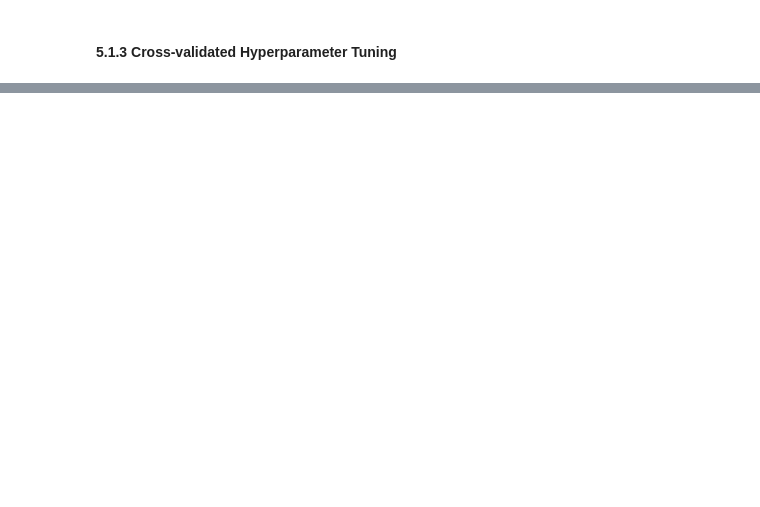
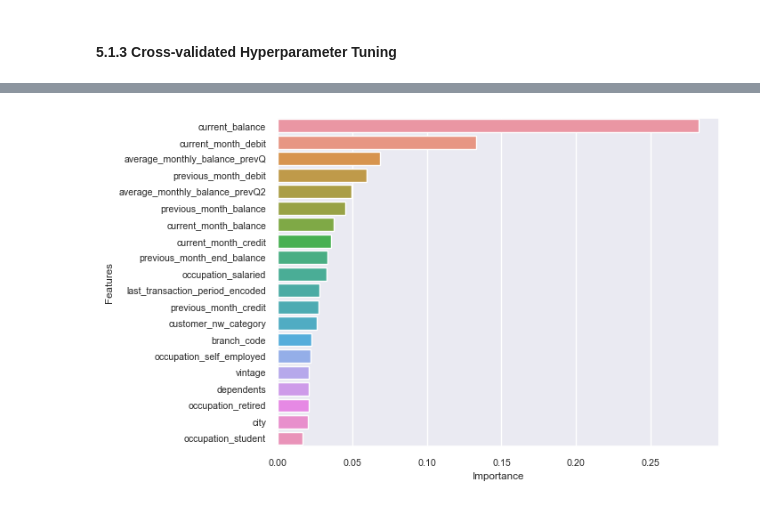
Before and after one commit to ryanlacsamana/Bank_Customer_Churn_Prediction, a Jupyter notebook: bank_customer_churn_prediction.ipynb, the cells around one changed output, grey strips where cells are left out. Cells and saved outputs as stored; diff of their text form; code cells hidden in the pictures; blank space fills up the shorter version.

```diff
--- a/bank_customer_churn_prediction.ipynb
+++ b/bank_customer_churn_prediction.ipynb
@@ -652,0 +738,7 @@ sns.scatterplot(x=y_train, y=y_preds)
+# %%
+## Create a bar plot for the XGBoost model feature importance
+xgb1_importance = pd.DataFrame(xgb1.best_estimator_.feature_importances_, columns=['gini_importance'], index=predictor_var.columns)
+
+xgb1_importance = xgb1_importance.sort_values(by='gini_importance', ascending=False)
+
+xgb1_importance
@@ -652,0 +763,9 @@ sns.scatterplot(x=y_train, y=y_preds)
+# %%
+## Create a barplot of feature importance
+sns.barplot(data=xgb1_importance, x='gini_importance', y=xgb1_importance.index, orient='h')
+plt.ylabel(ylabel='Features')
+plt.xlabel(xlabel='Importance')
+
+plt.show()
+# %% [output]
+[figure, added]
```
Also changed, not shown: parts of 77 cells of this notebook.
